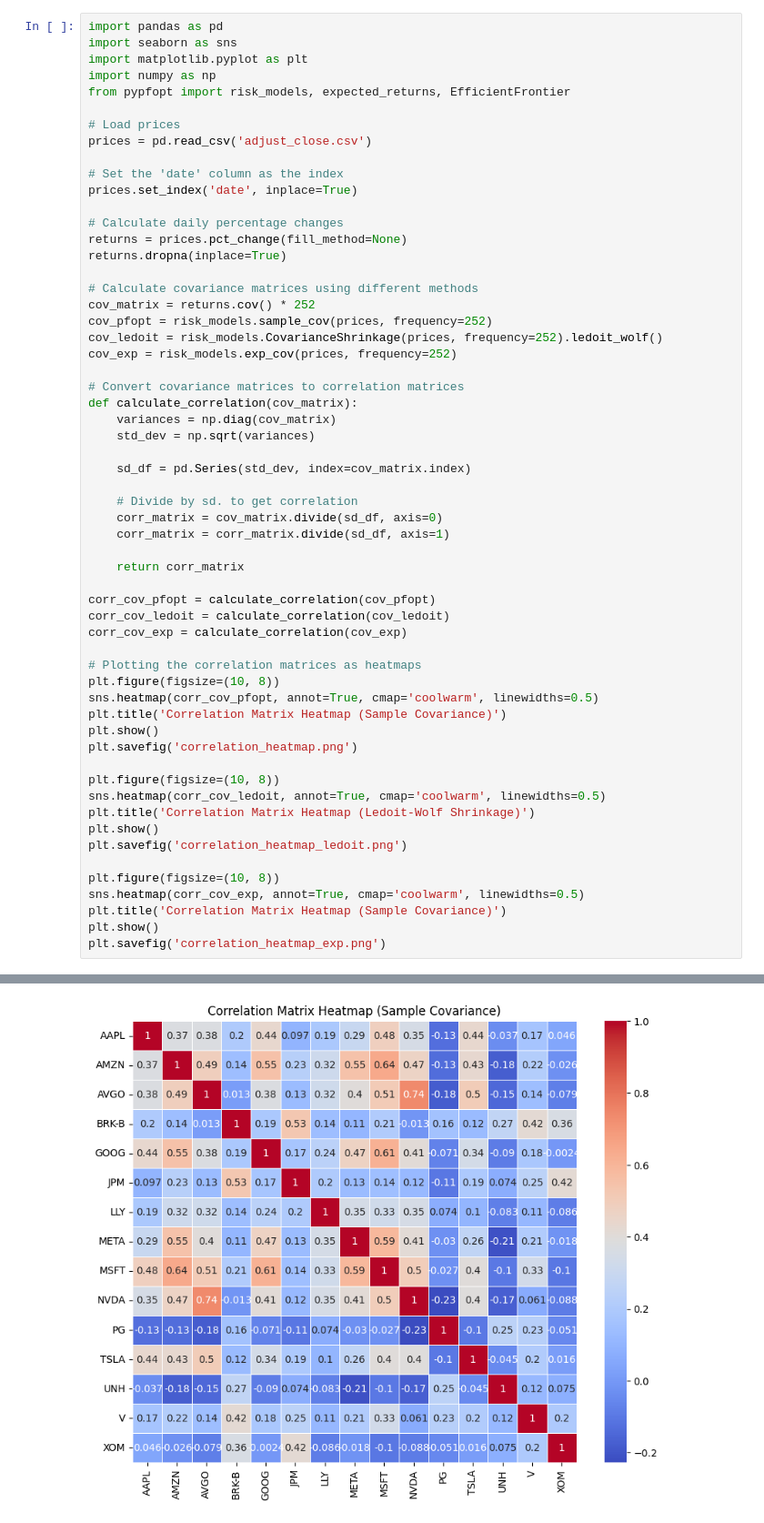
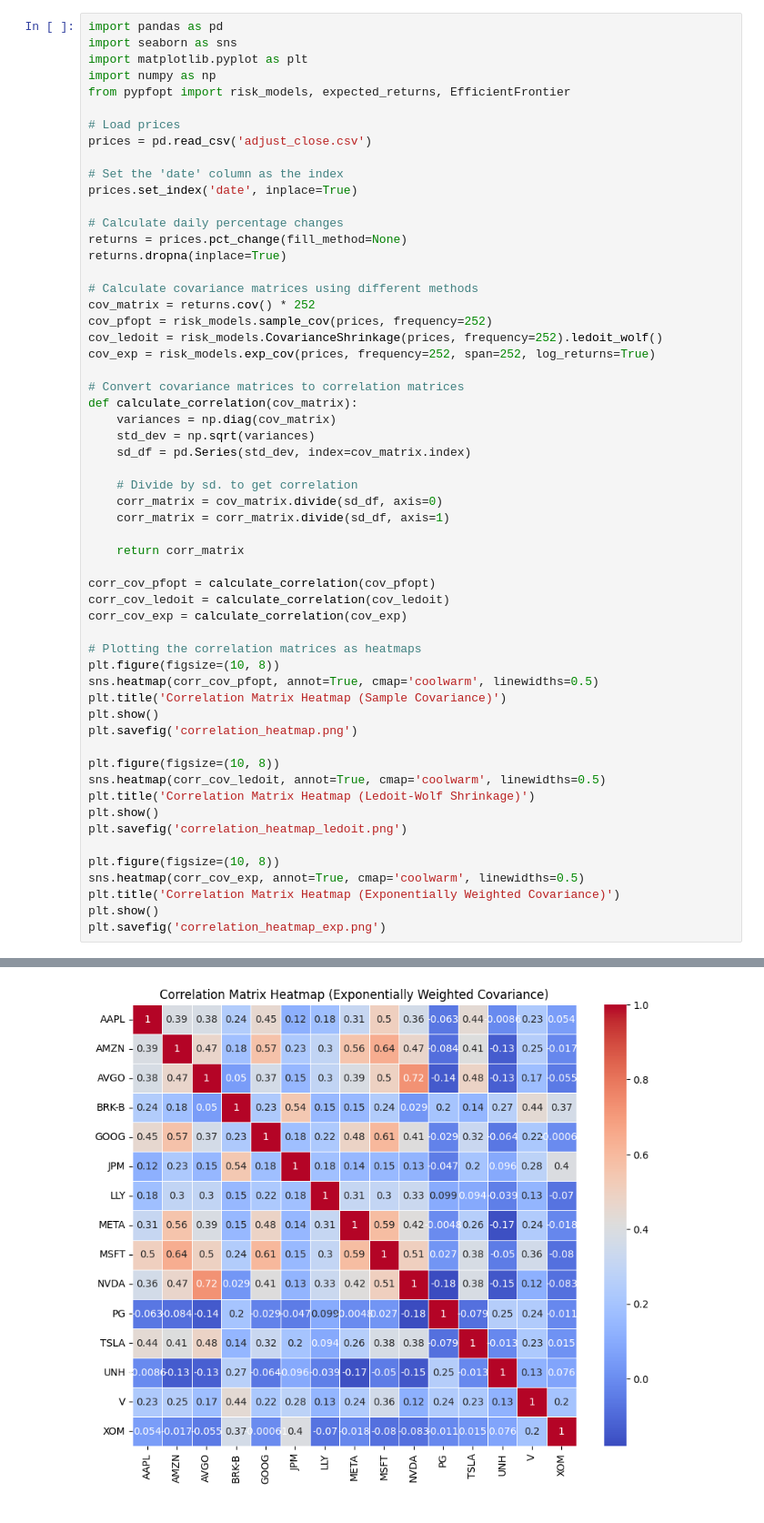
Before and after one commit to JFRich84/MSc, a Jupyter notebook: Optimisations.ipynb, the cells around one changed output, grey strips where cells are left out. Shown at 91% size. Cells and saved outputs as stored; diff of their text form.

```diff
--- a/Optimisations.ipynb
+++ b/Optimisations.ipynb
@@ -19,13 +19,12 @@ returns.dropna(inplace=True)
 cov_matrix = returns.cov() * 252
 cov_pfopt = risk_models.sample_cov(prices, frequency=252)
 cov_ledoit = risk_models.CovarianceShrinkage(prices, frequency=252).ledoit_wolf()
-cov_exp = risk_models.exp_cov(prices, frequency=252)
+cov_exp = risk_models.exp_cov(prices, frequency=252, span=252, log_returns=True)
 
 # Convert covariance matrices to correlation matrices
 def calculate_correlation(cov_matrix):
     variances = np.diag(cov_matrix)
     std_dev = np.sqrt(variances)
-
     sd_df = pd.Series(std_dev, index=cov_matrix.index)
 
     # Divide by sd. to get correlation
@@ -33,34 +32,34 @@ def calculate_correlation(cov_matrix):
     corr_matrix = corr_matrix.divide(sd_df, axis=1)
 
     return corr_matrix
 
 corr_cov_pfopt = calculate_correlation(cov_pfopt)
 corr_cov_ledoit = calculate_correlation(cov_ledoit)
 corr_cov_exp = calculate_correlation(cov_exp)
 
 # Plotting the correlation matrices as heatmaps
 plt.figure(figsize=(10, 8))
 sns.heatmap(corr_cov_pfopt, annot=True, cmap='coolwarm', linewidths=0.5)
 plt.title('Correlation Matrix Heatmap (Sample Covariance)')
 plt.show()
 plt.savefig('correlation_heatmap.png')
 
 plt.figure(figsize=(10, 8))
 sns.heatmap(corr_cov_ledoit, annot=True, cmap='coolwarm', linewidths=0.5)
 plt.title('Correlation Matrix Heatmap (Ledoit-Wolf Shrinkage)')
 plt.show()
 plt.savefig('correlation_heatmap_ledoit.png')
 
 plt.figure(figsize=(10, 8))
 sns.heatmap(corr_cov_exp, annot=True, cmap='coolwarm', linewidths=0.5)
-plt.title('Correlation Matrix Heatmap (Sample Covariance)')
+plt.title('Correlation Matrix Heatmap (Exponentially Weighted Covariance)')
 plt.show()
 plt.savefig('correlation_heatmap_exp.png')
 # %% [output]
 [figure]
 <Figure size 640x480 with 0 Axes>
 [figure]
 <Figure size 640x480 with 0 Axes>
-[figure, old version]
+[figure, new version]
 <Figure size 640x480 with 0 Axes>
 # %%
```
Also changed, not shown: parts of 2 cells of this notebook.
